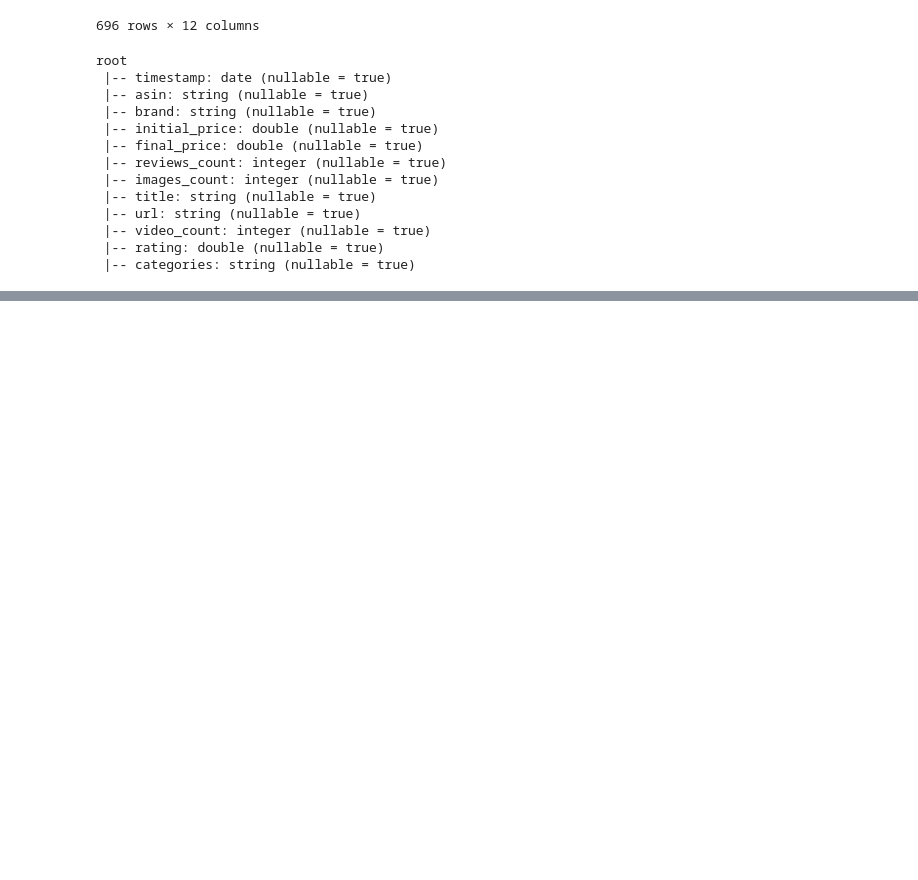
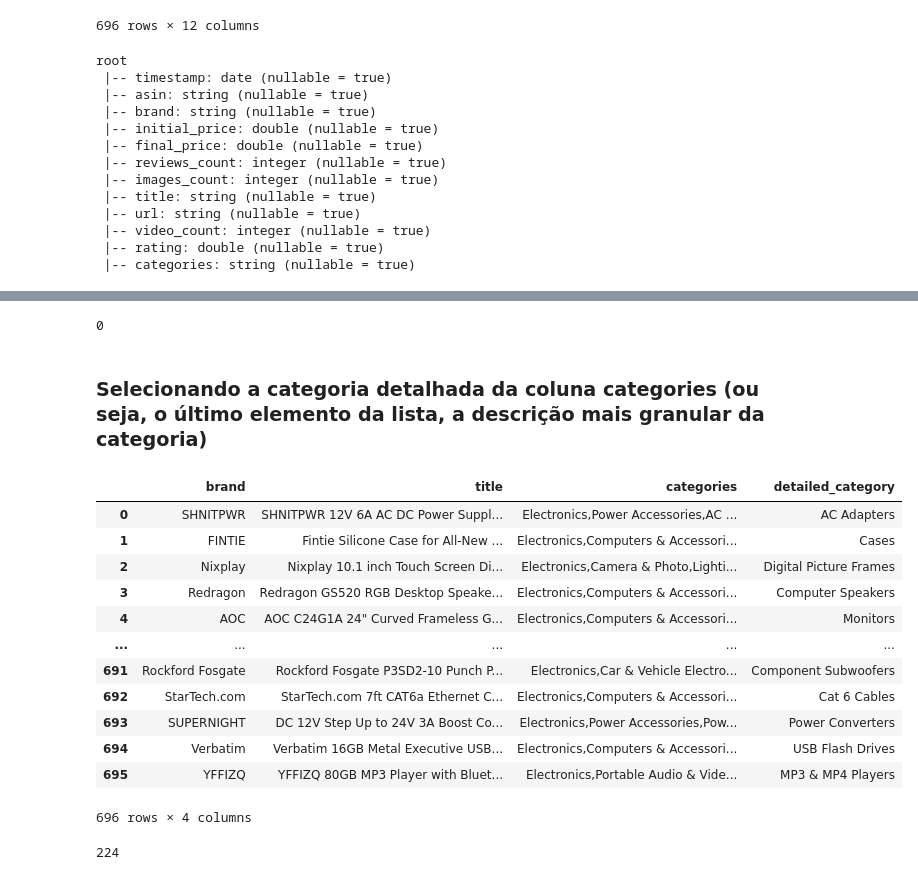
Before and after one commit to caioypaulino/Projet-BigData_Analytics_PySpark, a Jupyter notebook: big_data_analytics.ipynb, the cells around one changed output, grey strips where cells are left out. Drawn from its saved outputs; the diff is of its cells as text; code cells hidden in the pictures; blank space fills up the shorter version.

```diff
--- a/big_data_analytics.ipynb
+++ b/big_data_analytics.ipynb
@@ -278,0 +283,7 @@ root
+# %%
+# Verificando novamente se não há valores ausentes na coluna rating
+df.filter(col('rating').isNull()).count()
+# %% [output]
+0
+# %% [markdown]
+### Selecionando a categoria detalhada da coluna categories (ou seja, o último elemento da lista, a descrição mais granular da categoria)
@@ -278,0 +296,23 @@ root
+# %%
+pd.options.display.max_colwidth = None
+# %%
+df.select('brand','title','categories','detailed_category').toPandas()
+# %% [output]
+|  | brand | title | categories | detailed_category |
+| 0 | SHNITPWR | SHNITPWR 12V 6A AC DC Power Suppl... | Electronics,Power Accessories,AC ... | AC Adapters |
+| 1 | FINTIE | Fintie Silicone Case for All-New ... | Electronics,Computers & Accessori... | Cases |
+| 2 | Nixplay | Nixplay 10.1 inch Touch Screen Di... | Electronics,Camera & Photo,Lighti... | Digital Picture Frames |
+| 3 | Redragon | Redragon GS520 RGB Desktop Speake... | Electronics,Computers & Accessori... | Computer Speakers |
+| 4 | AOC | AOC C24G1A 24" Curved Frameless G... | Electronics,Computers & Accessori... | Monitors |
+| ... | ... | ... | ... | ... |
+| 691 | Rockford Fosgate | Rockford Fosgate P3SD2-10 Punch P... | Electronics,Car & Vehicle Electro... | Component Subwoofers |
+| 692 | StarTech.com | StarTech.com 7ft CAT6a Ethernet C... | Electronics,Computers & Accessori... | Cat 6 Cables |
+| 693 | SUPERNIGHT | DC 12V Step Up to 24V 3A Boost Co... | Electronics,Power Accessories,Pow... | Power Converters |
+| 694 | Verbatim | Verbatim 16GB Metal Executive USB... | Electronics,Computers & Accessori... | USB Flash Drives |
+| 695 | YFFIZQ | YFFIZQ 80GB MP3 Player with Bluet... | Electronics,Portable Audio & Vide... | MP3 & MP4 Players |
+696 rows × 4 columns
+# %%
+# Contagem de valores distintos na coluna detailed_category
+(df.groupBy('detailed_category').count()).count()
+# %% [output]
+224
```
Also changed, not shown: parts of 14 cells of this notebook.
